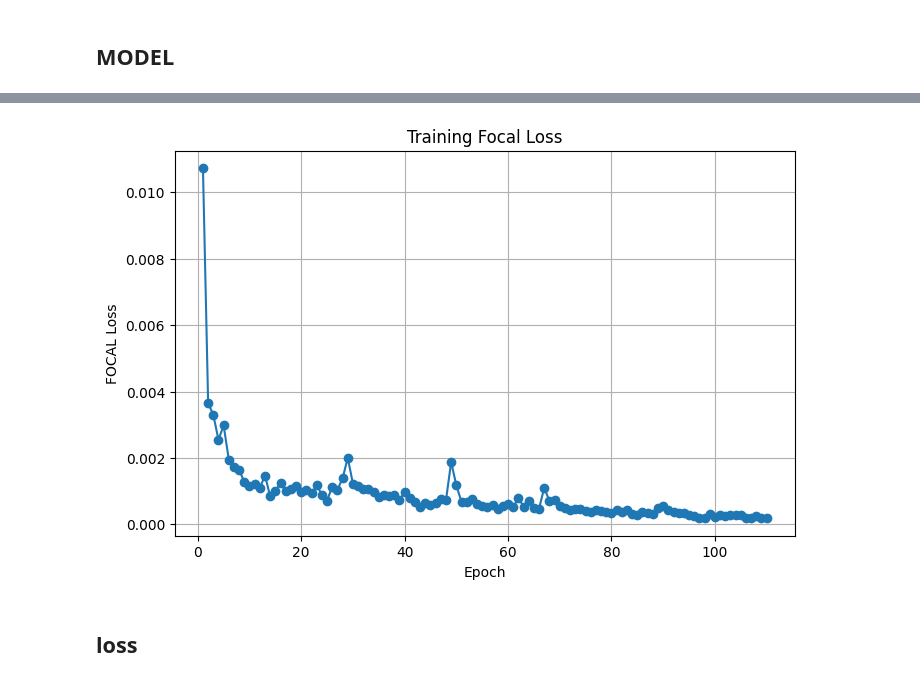
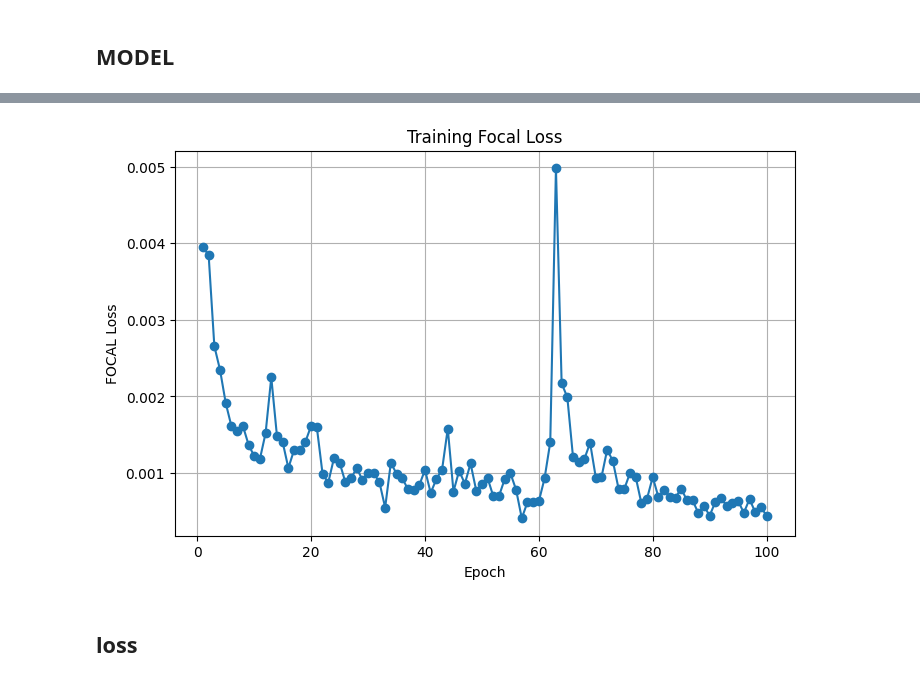
Before and after one commit to lambione/ETH-KAGGLE-COMPETITIONS-AML, a Jupyter notebook: PROJECT_2/unet_training.ipynb, the cells around one changed output, grey strips where cells are left out. Saved outputs shown, nothing was run; the diff lists cells and outputs as text; code cells hidden in the pictures.

```diff
--- a/PROJECT_2/unet_training.ipynb
+++ b/PROJECT_2/unet_training.ipynb
@@ -287,8 +287,12 @@ class MitralDataset(Dataset):
 
         if np.max(frame_curr) > 1:
             frame = frame_curr / 255
-            new = (frame > 0.1)
-            frame[new] = np.minimum(1.0, frame[new] + frame[new] * 0.9)
+
+            new = (frame < 0.4) & (frame > 0.15)
+            frame[new] = np.minimum(1.0, frame[new] + 0.25)
+
+            new_new = (frame >= 0.6)
+            frame[new_new] = np.minimum(1.0, frame[new_new] + 0.3)
 
         frame = torch.tensor(frame).float()
         mask  = torch.tensor(item['label']).float()
@@ -310,11 +314,11 @@ class MitralDataset(Dataset):
 
         # plt.figure(figsize=(12,4))
 
-        # plt.subplot(1,3,1)
+        # plt.subplot(1,2,1)
         # plt.imshow(frame_curr, cmap='gray')
         # plt.title('Original frame')
 
-        # plt.subplot(1,3,2)
+        # plt.subplot(1,2,2)
         # plt.imshow(frame.numpy(), cmap='gray')
         # plt.title("Enhanced image")
 
@@ -385,7 +389,7 @@ model = UNet(in_channels=1,
 
 optimizer = optim.Adam(model.parameters(), lr=1e-3)
 
-epochs = 110
+epochs = 100
 epoch_losses = []
 model = model.cuda()
 
@@ -431,4 +435,4 @@ Epoch 109: loss=0.0002
-[figure, old version]
+[figure, new version]
 # %% [markdown]
 ## loss
 # %%
```
Also changed, not shown: parts of 8 cells of this notebook.
